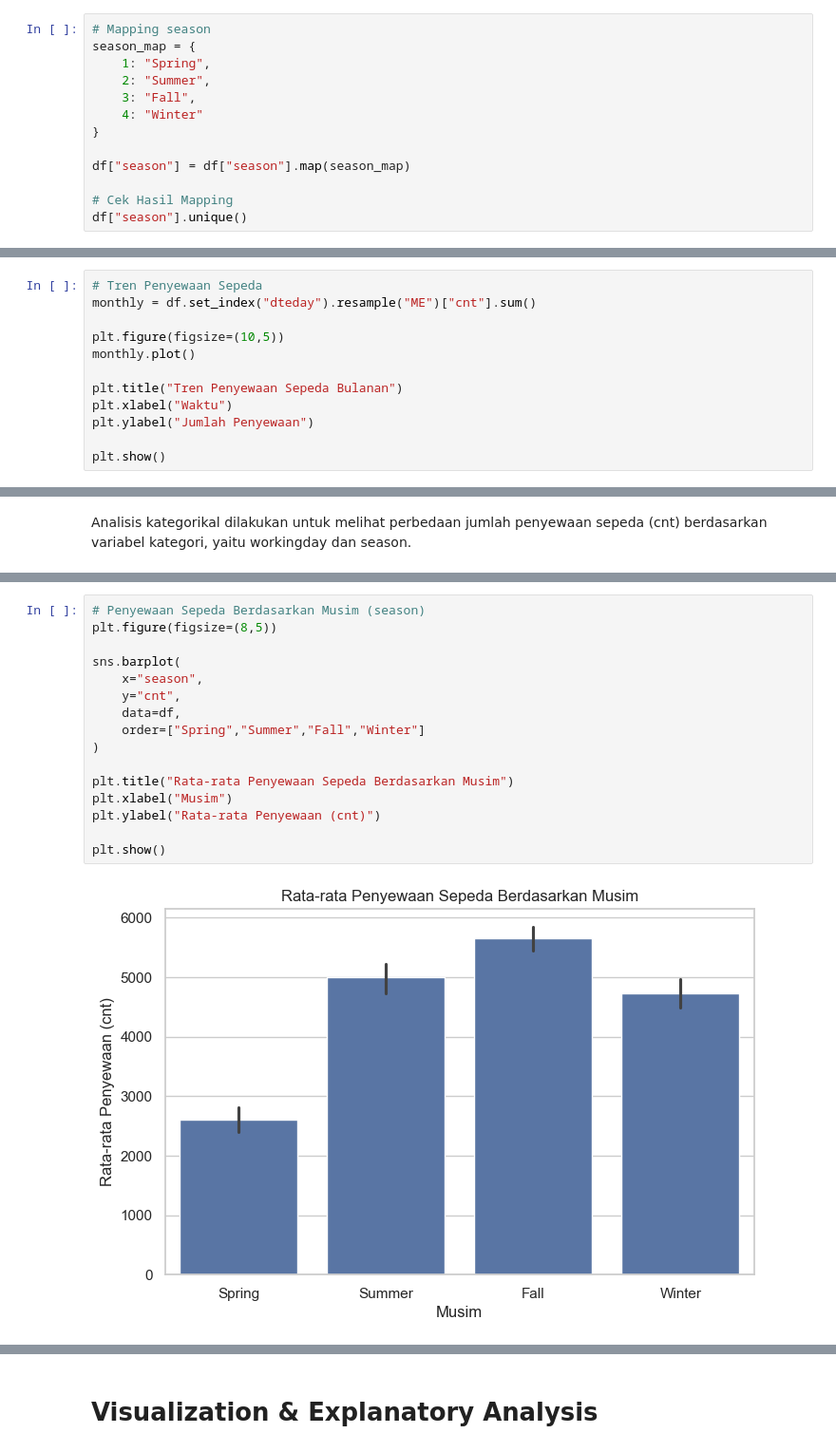
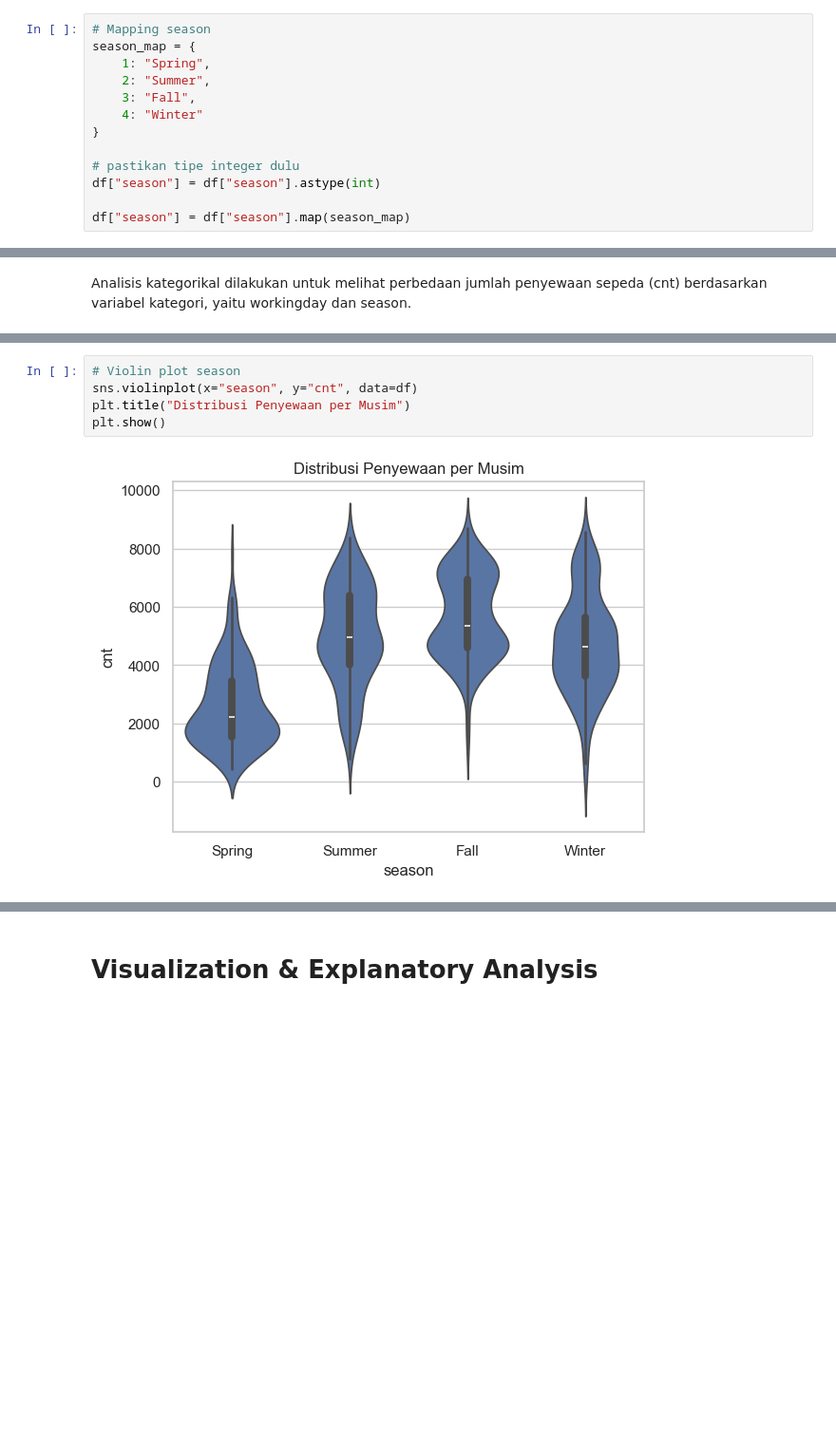
Before and after one commit to hikmalaryad/bike-sharing-dataset, a Jupyter notebook: notebook.ipynb, the cells around one changed output, grey strips where cells are left out. Shown at 95% size. Drawn from its saved outputs; the diff is of its cells as text; blank space fills up the shorter version.

```diff
--- a/notebook.ipynb
+++ b/notebook.ipynb
@@ -131,7 +131,7 @@ season_map = {
     4: "Winter"
 }
 
+# pastikan tipe integer dulu
+df["season"] = df["season"].astype(int)
+
 df["season"] = df["season"].map(season_map)
-
-# Cek Hasil Mapping
-df["season"].unique()
@@ -359,12 +398,0 @@ Analisis time series dilakukan untuk melihat pola perubahan jumlah penyewaan sep
-# %%
-# Tren Penyewaan Sepeda
-monthly = df.set_index("dteday").resample("ME")["cnt"].sum()
-
-plt.figure(figsize=(10,5))
-monthly.plot()
-
-plt.title("Tren Penyewaan Sepeda Bulanan")
-plt.xlabel("Waktu")
-plt.ylabel("Jumlah Penyewaan")
-
-plt.show()
@@ -388,18 +452,7 @@ Distribusi penyewaan pada hari kerja dan hari libur terlihat relatif mirip, deng
 # %%
-# Penyewaan Sepeda Berdasarkan Musim (season)
-plt.figure(figsize=(8,5))
-
-sns.barplot(
-    x="season",
-    y="cnt",
-    data=df,
-    order=["Spring","Summer","Fall","Winter"]
-)
-
-plt.title("Rata-rata Penyewaan Sepeda Berdasarkan Musim")
-plt.xlabel("Musim")
-plt.ylabel("Rata-rata Penyewaan (cnt)")
-
+# Violin plot season
+sns.violinplot(x="season", y="cnt", data=df)
+plt.title("Distribusi Penyewaan per Musim")
 plt.show()
 # %% [output]
-[figure, old version]
+[figure, new version]
```
Also changed, not shown: parts of 120 cells of this notebook, 1 other file.
